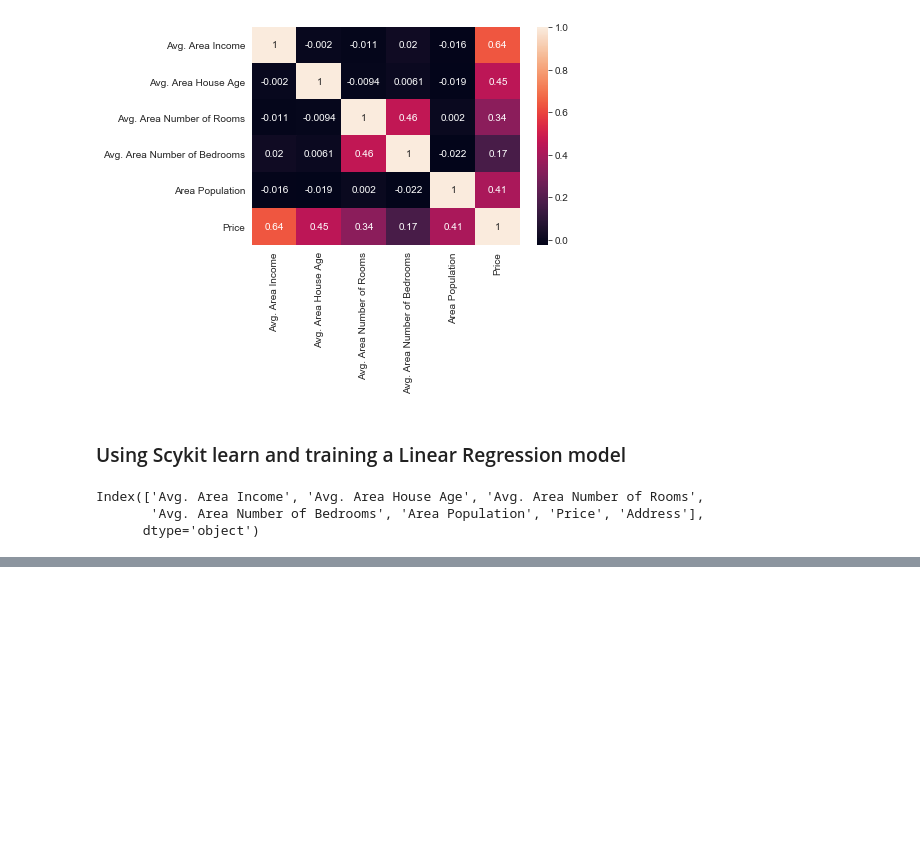
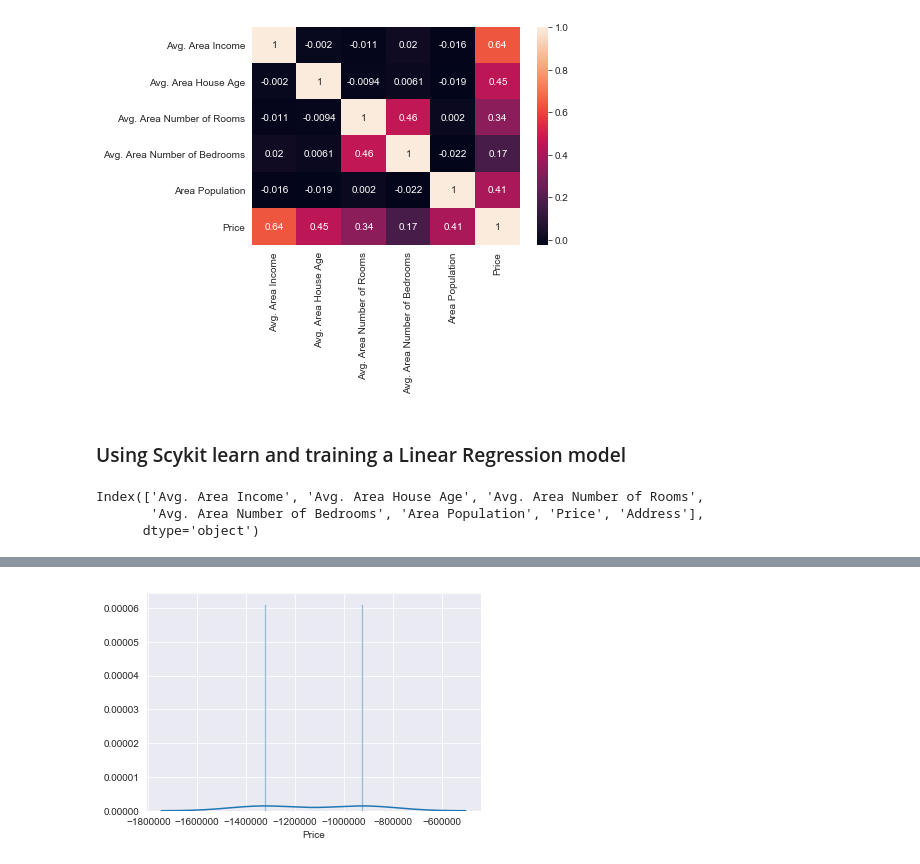
Before and after one commit to appwebtech/Data-Science, a Jupyter notebook: 9_linear_regression/Linear Regression.ipynb, the cells around one changed output, grey strips where cells are left out. Drawn from its saved outputs; the diff is of its cells as text; code cells hidden in the pictures; blank space fills up the shorter version.

```diff
--- a/9_linear_regression/Linear Regression.ipynb
+++ b/9_linear_regression/Linear Regression.ipynb
@@ -162,0 +238,5 @@ ValueError: could not convert string to float: '86908 Marshall Port Suite 252\nS
+# %%
+# Residual plot
+sns.distplot((y_test-predictions),bins=50);
+# %% [output]
+[figure, added]
```
Also changed, not shown: parts of 23 cells of this notebook.
